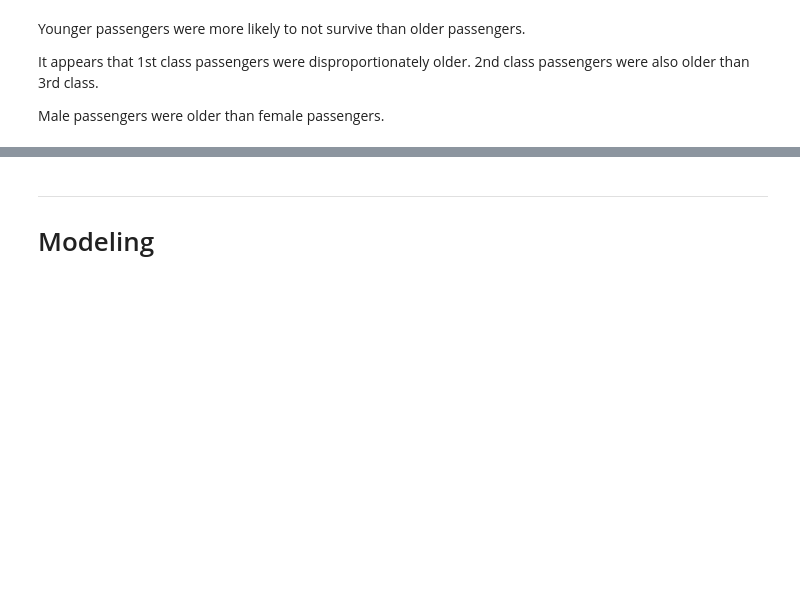
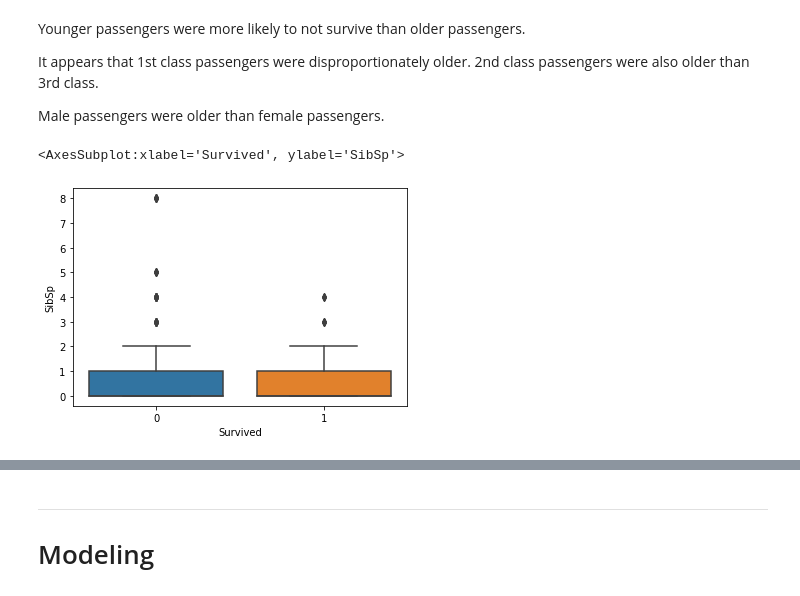
Before and after one commit to levimjoseph/kaggle-public, a Jupyter notebook: titanic-levimjoseph.ipynb, the cells around one changed output, grey strips where cells are left out. Saved outputs shown, nothing was run; the diff lists cells and outputs as text; code cells hidden in the pictures; blank space fills up the shorter version.

```diff
--- a/titanic-levimjoseph.ipynb
+++ b/titanic-levimjoseph.ipynb
@@ -224,3 +224,9 @@ Younger passengers were more likely to not survive than older passengers.
 It appears that 1st class passengers were disproportionately older. 2nd class passengers were also older than 3rd class.
 
 Male passengers were older than female passengers.
+# %%
+# Survived and SibSp
+sns.boxplot(x='Survived', y='SibSp', data=train_df)
+# %% [output]
+<AxesSubplot:xlabel='Survived', ylabel='SibSp'>
+[figure, added]
```
Also changed, not shown: parts of 19 cells of this notebook.
